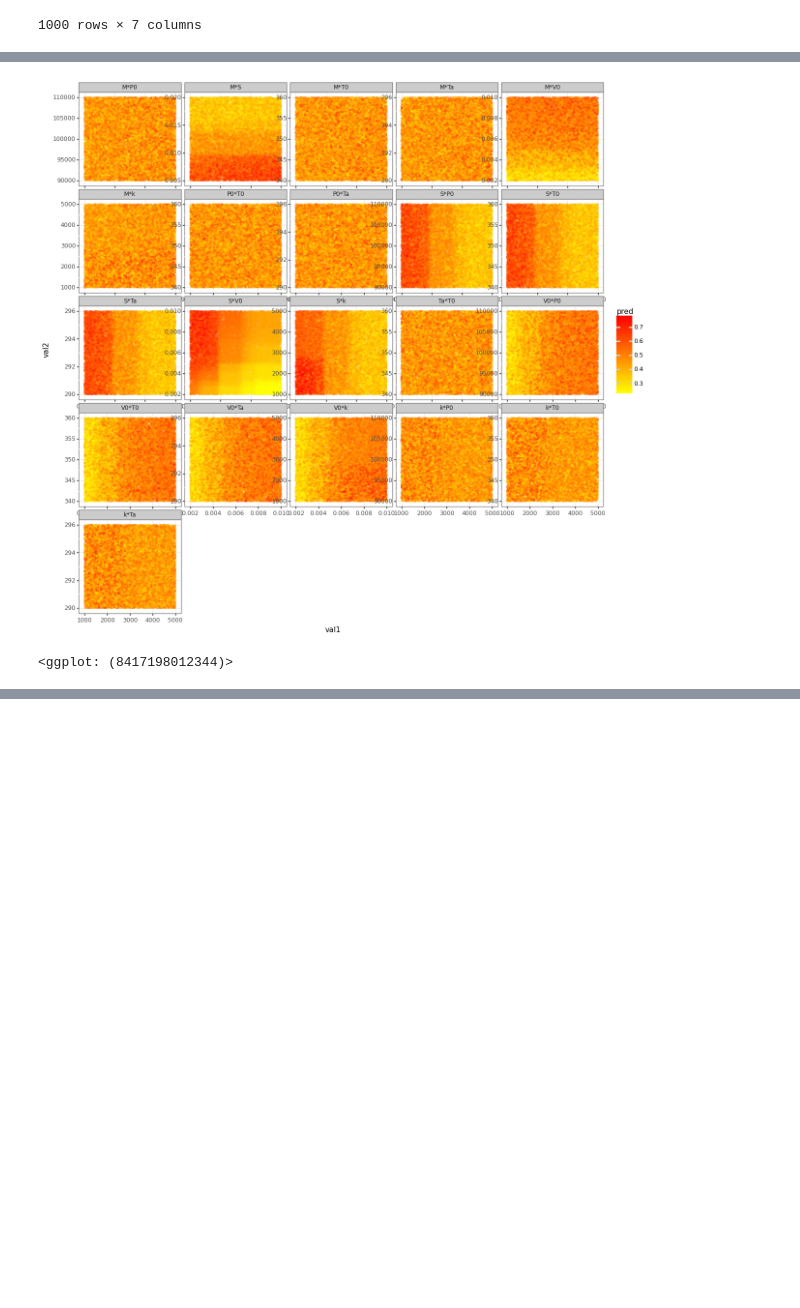
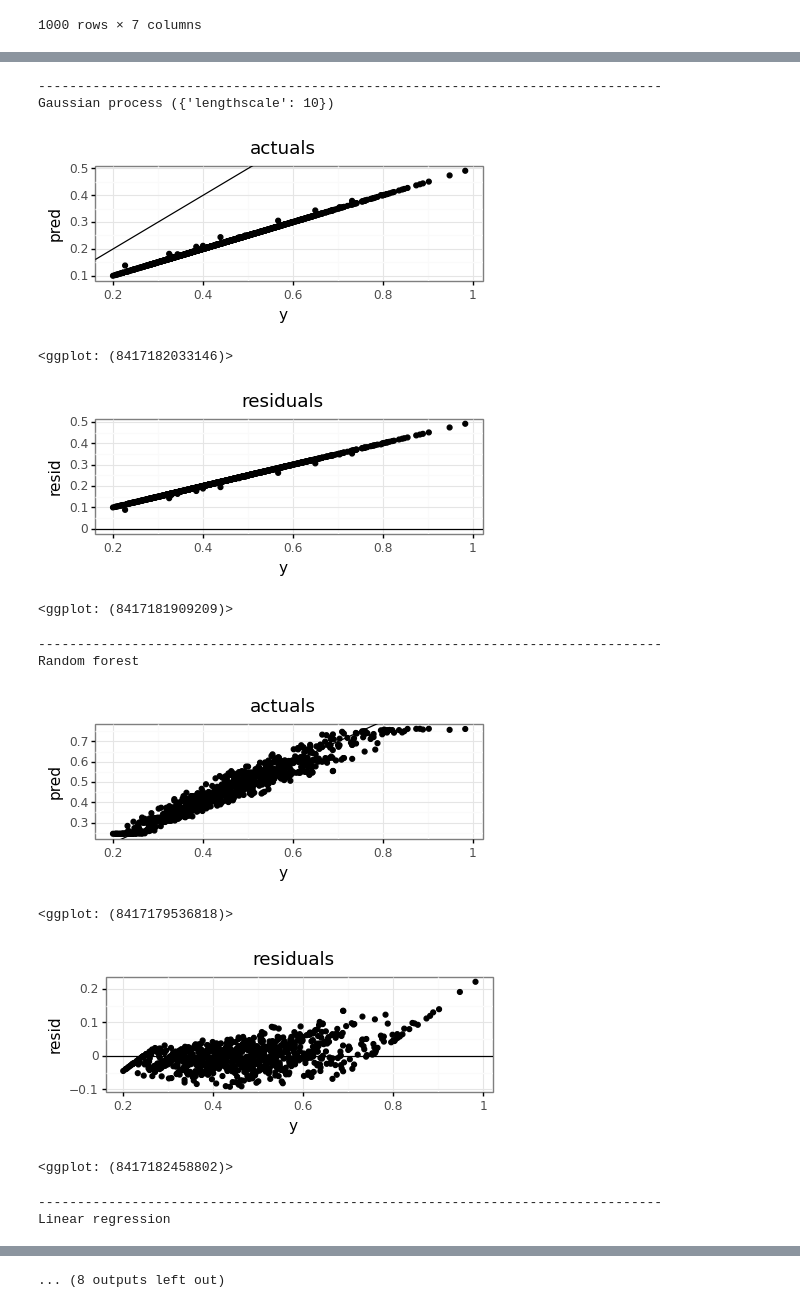
Before and after one commit to allswellthatsmaxwell/surrogates, a Jupyter notebook: ch01_problem02.ipynb, the cells around one changed output, grey strips where cells are left out. Cells and saved outputs as stored; diff of their text form; code cells hidden in the pictures; blank space fills up the shorter version.

Commit message:
made modeler classes; comparing heatmaps

```diff
--- a/ch01_problem02.ipynb
+++ b/ch01_problem02.ipynb
@@ -160,7 +160,0 @@ ch01_problem01.plot_predictions(fit_df, (5, 3))
-# %%
-larger_grid_df = pd.DataFrame(pyDOE.lhs(len(variables), samples=10000*2),
-                              columns=variables)
-if SCALE_UP:
-    scale_columns(larger_grid_df, stats_dict)
-larger_grid_df['pred'] = model.predict(larger_grid_df.values)
-# larger_grid_df['pred'] = grid_df.apply(lambda row: piston(**row), axis=1)
@@ -176,16 +160,0 @@ larger_grid_df.head()
-# %%
-bins = 40 if SCALE_UP else 1
-dfs = []
-for i, vari in enumerate(variables):
-    for j, varj in enumerate(variables):
-        if j <= i:
-            continue
-        df = larger_grid_df[[vari, varj, 'pred']].copy()
-        df.columns = ['val1', 'val2', 'pred']
-        df['width'] = (df['val1'].max() - df['val1'].min()) / bins
-        df['height'] = (df['val2'].max() - df['val2'].min()) / bins
-        df['vari'] = vari
-        df['varj'] = varj
-        df['name'] = f"{vari}*{varj}"
-        dfs.append(df)
-long_grid_df = pd.concat(dfs)
@@ -208,11 +160,0 @@ long_grid_df
-# %%
-(pn.ggplot(long_grid_df,#[long_grid_df['name'] == 'M*S'],
-           pn.aes(x='val1', y='val2', fill='pred')) +
- pn.geom_tile(pn.aes(width='width', height='height'), alpha=0.3) +
- pn.facet_wrap("name", scales="free") +
- pn.scale_fill_gradient(low='yellow', high='red') +
- pn.theme_bw() +
- pn.theme(figure_size=(14, 14)))
-# %% [output]
-[figure, removed]
-<ggplot: (8417198012344)>
@@ -218,0 +244,33 @@ long_grid_df
+# %%
+gp = GPModeler(grid_df, y_actual)
+gp.fit_and_self_predict({'lengthscale': 10})
+
+rf = RFModeler(grid_df, y_actual)
+rf.fit_and_self_predict({'n_estimators': 1000, 'max_depth': 4})
+
+lm = LinearModeler(grid_df, y_actual)
+lm.fit_and_self_predict()
+
+## The actual function.
+pm = PistonModeler(grid_df, y_actual)
+pm.fit_and_self_predict()
+# %%
+for modeler in (gp, rf, lm, pm):
+    print('-'*80)
+    print(modeler)
+    ch01_problem01.plot_predictions(modeler.fit_df, (5, 1.5))
+# %% [output]
+--------------------------------------------------------------------------------
+Gaussian process ({'lengthscale': 10})
+[figure, added]
+<ggplot: (8417182033146)>
+[figure, added]
+<ggplot: (8417181909209)>
+--------------------------------------------------------------------------------
+Random forest
+[figure, added]
+<ggplot: (8417179536818)>
+[figure, added]
+<ggplot: (8417182458802)>
+--------------------------------------------------------------------------------
+Linear regression
@@ -218,0 +278 @@ long_grid_df
+... (8 outputs left out)
```
Also changed, not shown: parts of 13 cells of this notebook.
